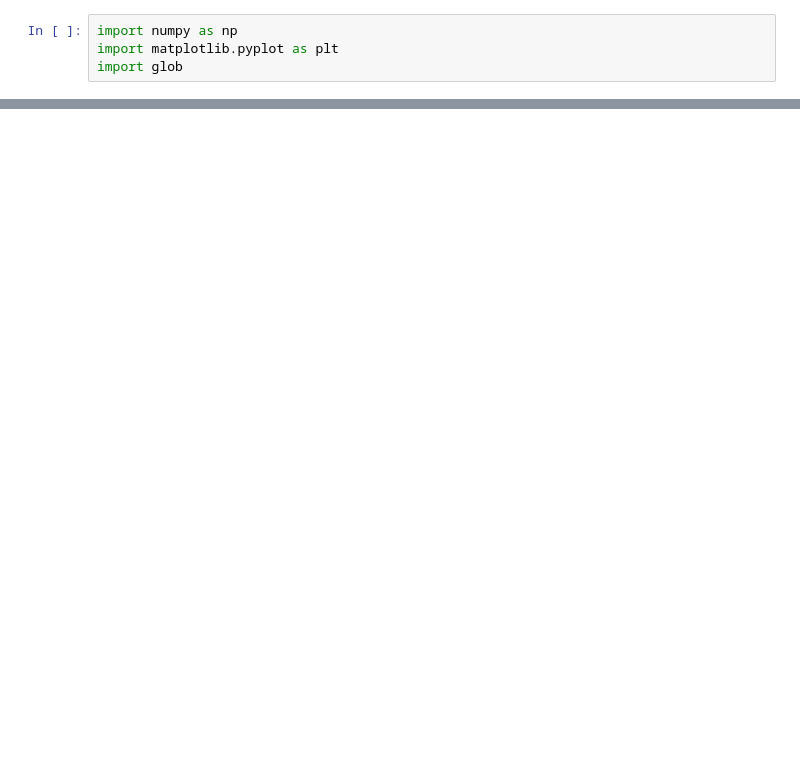
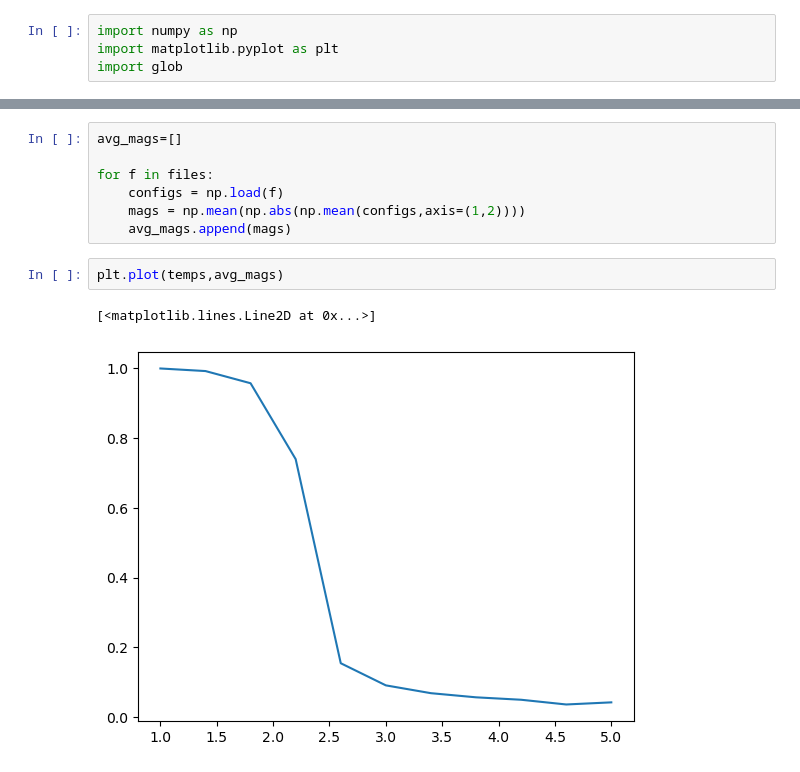
Before and after one commit to amalseb07/cmse802_project, a Jupyter notebook: notebooks/visalize_lattice.ipynb, the cells around one changed output, grey strips where cells are left out. Saved outputs shown, nothing was run; the diff lists cells and outputs as text; blank space fills up the shorter version.

```diff
--- a/notebooks/visalize_lattice.ipynb
+++ b/notebooks/visalize_lattice.ipynb
@@ -48,0 +52,12 @@ FileNotFoundError: [Errno 2] No such file or directory: '../data/ising_L32_T1.50
+# %%
+avg_mags=[]
+
+for f in files:
+    configs = np.load(f)
+    mags = np.mean(np.abs(np.mean(configs,axis=(1,2))))
+    avg_mags.append(mags)
+# %%
+plt.plot(temps,avg_mags)
+# %% [output]
+[<matplotlib.lines.Line2D at 0x...>]
+[figure, added]
```
Also changed, not shown: parts of 3 cells of this notebook, 1 other file.
